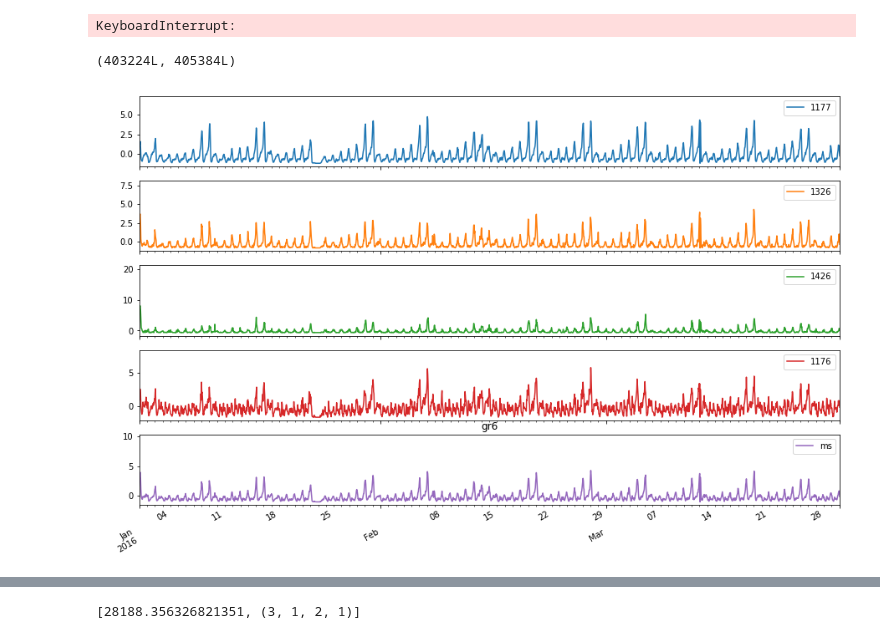
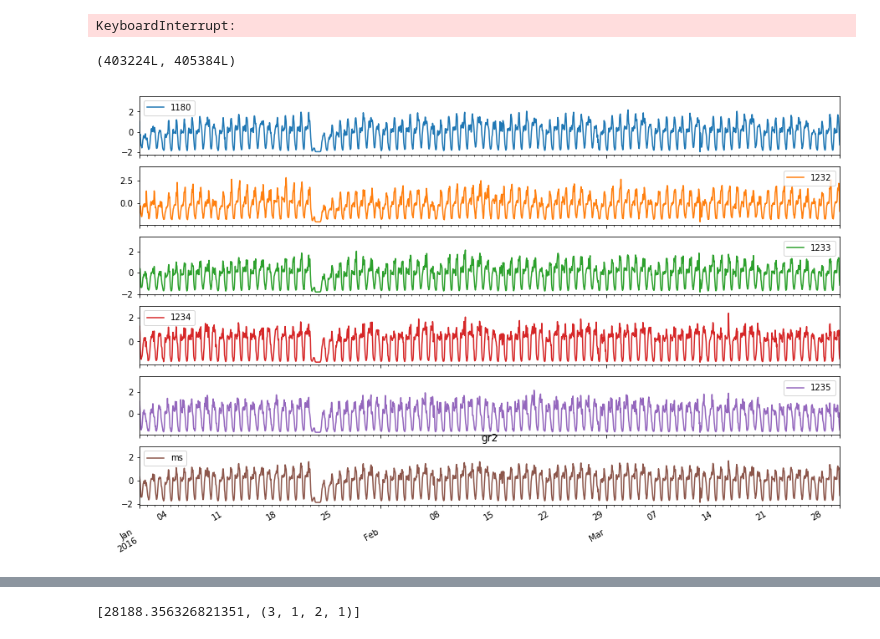
Before and after one commit to PhySci/projectNYtaxi, a Jupyter notebook: week4/Week4-2.ipynb, the cells around one changed output, grey strips where cells are left out. Cells and saved outputs as stored; diff of their text form; code cells hidden in the pictures.

```diff
--- a/week4/Week4-2.ipynb
+++ b/week4/Week4-2.ipynb
@@ -174,17 +174,17 @@ non-invertible starting MA parameters found with `enforce_invertibility` set to
 ('Parameters:', (1, 3, 0, 1))
 KeyboardInterrupt:
 # %%
-grName = 'gr6'
+grName = 'gr2'
 
 grSeries = df.loc[:,tsGroups.get(grName)].apply(lambda x: (x - x.mean()), raw = True)
 grSeries = grSeries.apply(lambda x: x /(x.std()), raw = True)
 
 grSeries.assign(ms = grSeries.mean(1)).plot(subplots = True,figsize = [15,10])
 plt.title(grName)
 plt.xlim(['2016-01-01','2016-03-31'])
 # %% [output]
 (403224L, 405384L)
-[figure, old version]
+[figure, new version]
 # %%
 # обновляем словарь оптимальных параметров для группы
 #paramsGroups = np.load('paramsGroups.npy').item()
```
Also changed, not shown: 5 other files.
